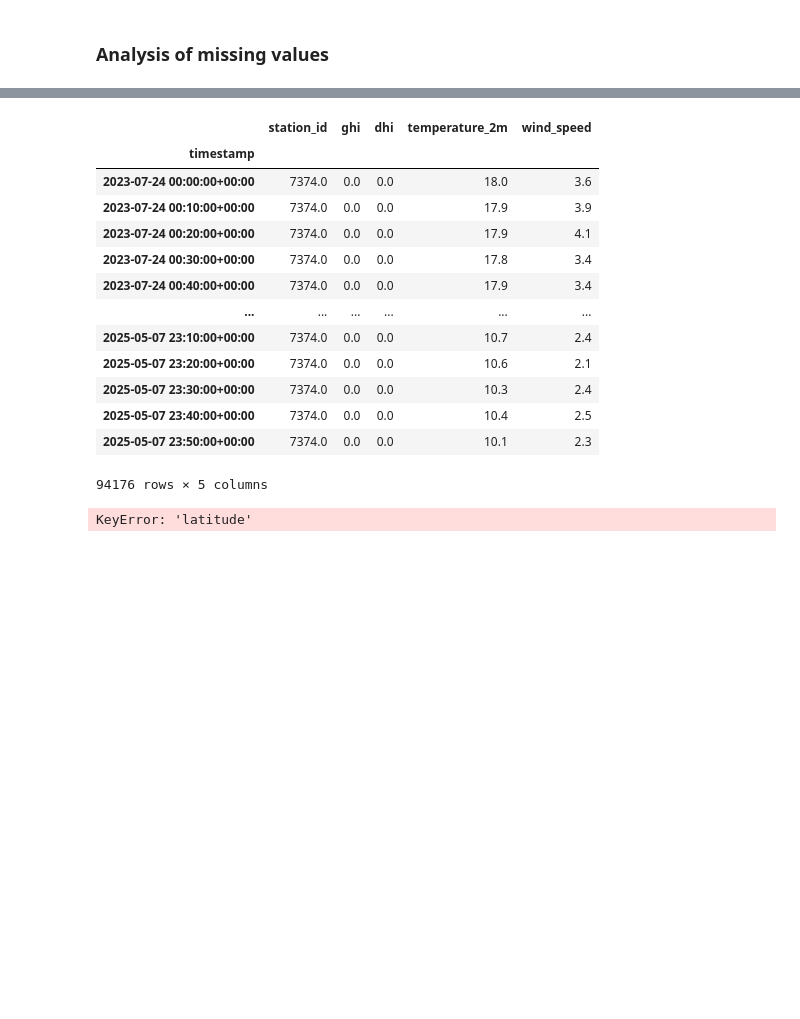
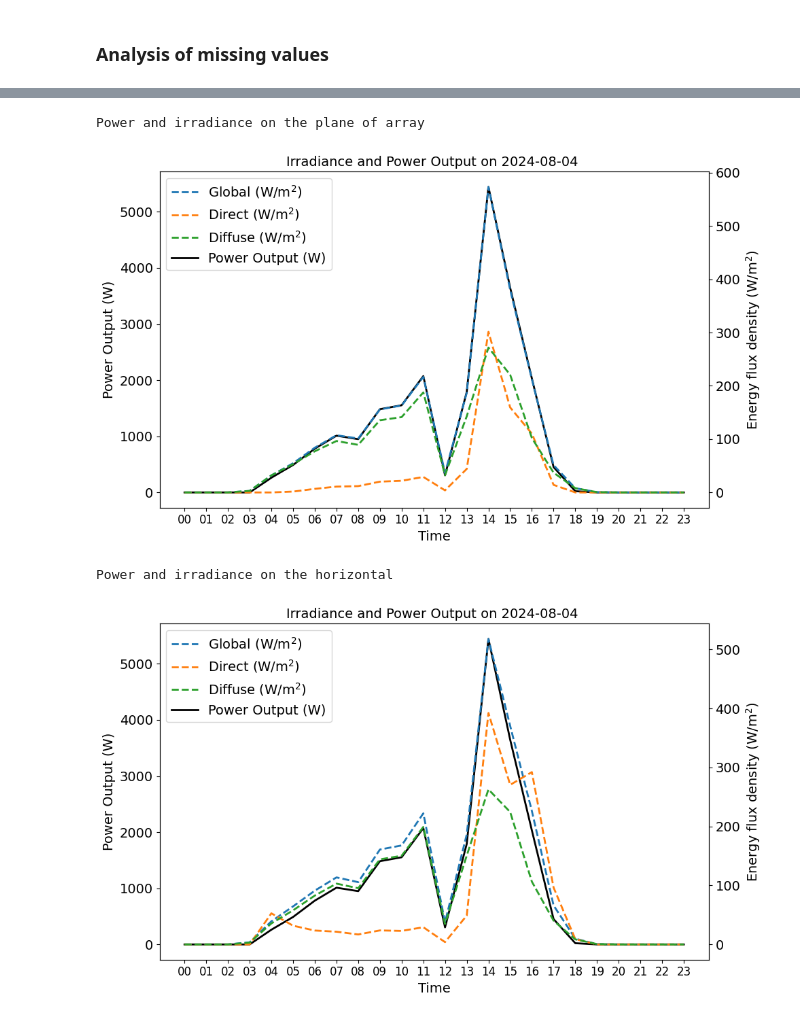
Before and after one commit to vikwal/synthetic_re_data_generation, a Jupyter notebook: generate_pv.ipynb, the cells around one changed output, grey strips where cells are left out. Cells and saved outputs as stored; diff of their text form; code cells hidden in the pictures; blank space fills up the shorter version.

```diff
--- a/generate_pv.ipynb
+++ b/generate_pv.ipynb
@@ -19,10 +19,11 @@ config = utils.load_config(config_path)
 
 dir = os.path.join(config['data']['raw_dir'], 'solar')
 features = config['features']
-params = config['wind_params']
+params = config['pv_params']
+db_config = config['write']['db_conf']
 
 pv_features, _ = clean_data.relevant_features(features=features)
 
-plot_names = ['Total', 'Direct', 'Diffuse']
+plot_names = ['Global', 'Direct', 'Diffuse']
 # %%
 files = os.listdir(dir)
@@ -73,5 +71,0 @@ To help KNNImputer estimating the temporal saisonalities we add encoded temporal
-# %%
-data['hour_sin'] = np.sin(2 * np.pi * data.index.hour / 24)
-data['hour_cos'] = np.cos(2 * np.pi * data.index.hour / 24)
-data['month_sin'] = np.sin(2 * np.pi * data.index.month / 12)
-data['month_cos'] = np.cos(2 * np.pi * data.index.month / 12)
@@ -88,20 +72,5 @@ df.drop(['hour_sin', 'hour_cos', 'month_sin', 'month_cos'], axis=1, inplace=True
-# %%
-df
-# %% [output]
-|  | station_id | ghi | dhi | temperature_2m | wind_speed |
-| timestamp |  |  |  |  |  |
-| 2023-07-24 00:00:00+00:00 | 7374.0 | 0.0 | 0.0 | 18.0 | 3.6 |
-| 2023-07-24 00:10:00+00:00 | 7374.0 | 0.0 | 0.0 | 17.9 | 3.9 |
-| 2023-07-24 00:20:00+00:00 | 7374.0 | 0.0 | 0.0 | 17.9 | 4.1 |
-| 2023-07-24 00:30:00+00:00 | 7374.0 | 0.0 | 0.0 | 17.8 | 3.4 |
-| 2023-07-24 00:40:00+00:00 | 7374.0 | 0.0 | 0.0 | 17.9 | 3.4 |
-| ... | ... | ... | ... | ... | ... |
-| 2025-05-07 23:10:00+00:00 | 7374.0 | 0.0 | 0.0 | 10.7 | 2.4 |
-| 2025-05-07 23:20:00+00:00 | 7374.0 | 0.0 | 0.0 | 10.6 | 2.1 |
-| 2025-05-07 23:30:00+00:00 | 7374.0 | 0.0 | 0.0 | 10.3 | 2.4 |
-| 2025-05-07 23:40:00+00:00 | 7374.0 | 0.0 | 0.0 | 10.4 | 2.5 |
-| 2025-05-07 23:50:00+00:00 | 7374.0 | 0.0 | 0.0 | 10.1 | 2.3 |
-94176 rows × 5 columns
+# %%
+df = utils.knn_imputer(data=data, n_neighbors=5)
 # %%
 def plot_power_and_features(day: str,
                             plot_names: list,
@@ -185,18 +151,19 @@ def plot_power_and_features(day: str,
     else:
         plt.show()
 # %%
+location_n_elevation = generate_pv.get_location_and_elevation(station_id=station_id,
+                                                              db_config=db_config)
+params['latitude'], params['longitude'], params['elevation'] = location_n_elevation
+
 total_irradiance, cell_temperature = generate_pv.get_features(data=df,
-                                                  features=features,
-                                                  params=params)
+                                                              features=features,
+                                                              params=params)
 total = total_irradiance['poa_global']
 direct = total_irradiance['poa_direct']
 diffuse = total_irradiance['poa_diffuse']
 #sky_dhi = total_irradiance['poa_sky_diffuse']
 #ground_dhi = total_irradiance['poa_ground_diffuse']
-features = [total, direct, diffuse]
 
 power = generate_pv.generate_pv_power(total_irradiance=total,
-                          cell_temperature=cell_temperature,
-                          params=params)
+                                      cell_temperature=cell_temperature,
+                                      params=params)
-# %% [output]
-KeyError: 'latitude'
@@ -203,17 +178,26 @@ KeyError: 'latitude'
 # %%
-day = '2023-06-04'
+day = '2024-08-04'
+plot_features = [total, direct, diffuse]
 
+print('Power and irradiance on the plane of array')
 plot_power_and_features(day=day,
                         plot_names=plot_names,
-                        features=features,
+                        features=plot_features,
                         power=power,
-                        synchronize_axes=True,
-                        save_fig=True)
+                        synchronize_axes=False,
+                        save_fig=False)
 
+plot_features = [df.ghi, df.dni, df.dhi]
+print('Power and irradiance on the horizontal')
 plot_power_and_features(day=day,
                         plot_names=plot_names,
-                        features=features,
+                        features=plot_features,
                         power=power,
                         synchronize_axes=False,
-                        save_fig=True)
+                        save_fig=False)
+# %% [output]
+Power and irradiance on the plane of array
+[figure, added]
+Power and irradiance on the horizontal
+[figure, added]
 # %%
```
Also changed, not shown: parts of 11 cells of this notebook, 9 other files.
